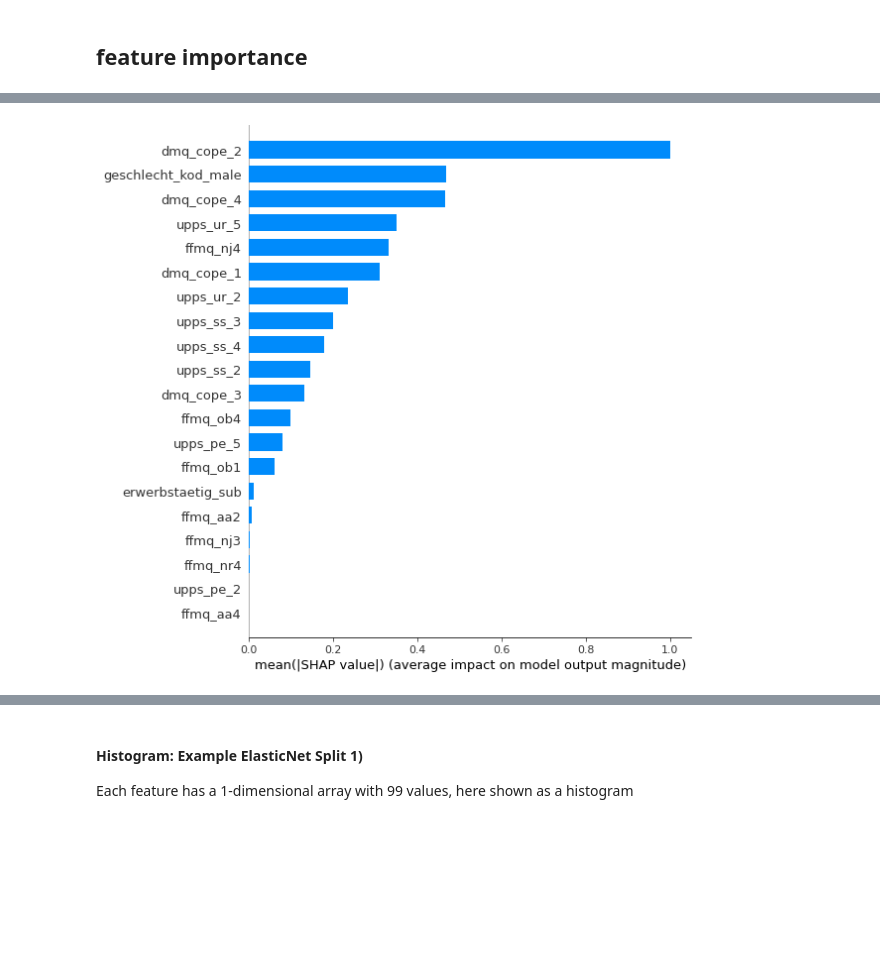
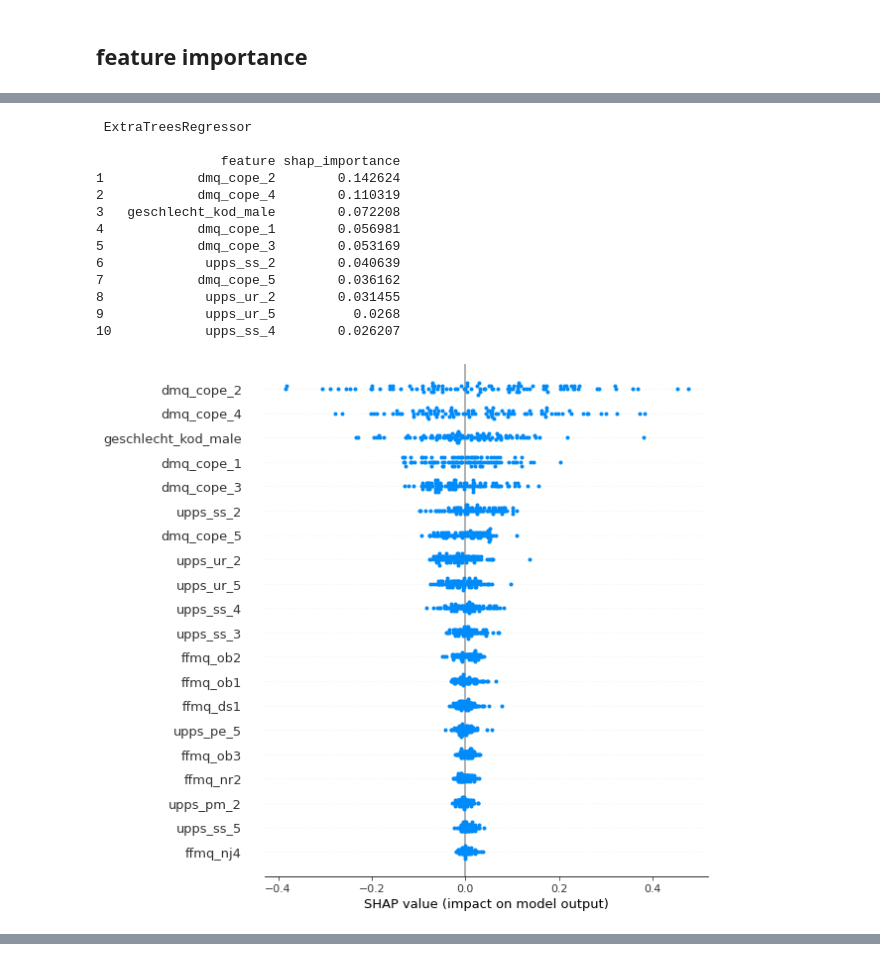
Before and after one commit to dominikpegler/internship_ml, a Jupyter notebook: results.ipynb, the cells around one changed output, grey strips where cells are left out. Cells and saved outputs as stored; diff of their text form; code cells hidden in the pictures; blank space fills up the shorter version.

Commit message:
updated results

```diff
--- a/results.ipynb
+++ b/results.ipynb
@@ -21,8 +21,8 @@ Results
 # %%
 import pandas as pd
 
-
-results_path = "./results/2022-03-31_10-06-05/"
+#results_path = "./results/2022-03-31_10-06-05/"
+results_path = "./results/2022-04-05_12-15-16/"
 results = pd.read_csv(results_path + "report.csv", sep=";", encoding="latin1",index_col=["Type","Split"]).sort_index()
 results_grp = results.groupby("Type").mean()[["Train score (R²)","Test score (R²)"]].sort_values("Test score (R²)",ascending=False)
 
@@ -148,11 +134,0 @@ plot_m_imp("LGBMRegressor",feature_importance)
-# %%
-reg = "ElasticNet"
-split = 1
-
-with open(results_path + reg + "_" + str(split) + "_s_imp.json", "r") as fo:
-        shap_values = np.array(json.load(fo))
-
-feature_names = [key for key in feature_importance[reg][split]["s_imp"].keys()]
-
-print(reg,"Split",split)
-shap.summary_plot(shap_values,feature_names=feature_names, title=reg)
@@ -162,4 +234,24 @@ ElasticNet Split 1
 # %%
-shap.summary_plot(shap_values,feature_names=feature_names, title=reg, plot_type="bar")
+reg = "ExtraTreesRegressor"
+
+print("\n",reg,"\n")
+shap_values = get_avg_shap_values(reg)
+summary_top_features(shap_values,feature_names)
+shap.summary_plot(shap_values,feature_names=feature_names, title=reg)
+shap.summary_plot(shap_values,feature_names=feature_names, title=reg, plot_type="violin")
+plot_hist(shap_values)
 # %% [output]
+ ExtraTreesRegressor
+
+                feature shap_importance
+1            dmq_cope_2        0.142624
+2            dmq_cope_4        0.110319
+3   geschlecht_kod_male        0.072208
+4            dmq_cope_1        0.056981
+5            dmq_cope_3        0.053169
+6             upps_ss_2        0.040639
+7            dmq_cope_5        0.036162
+8             upps_ur_2        0.031455
+9             upps_ur_5          0.0268
+10            upps_ss_4        0.026207
-[figure, old version]
+[figure, new version]
@@ -166,3 +259,0 @@ shap.summary_plot(shap_values,feature_names=feature_names, title=reg, plot_type=
-# %% [markdown]
-#### Histogram: Example ElasticNet Split 1)
-Each feature has a 1-dimensional array with 99 values, here shown as a histogram
```
Also changed, not shown: parts of 18 cells of this notebook.
